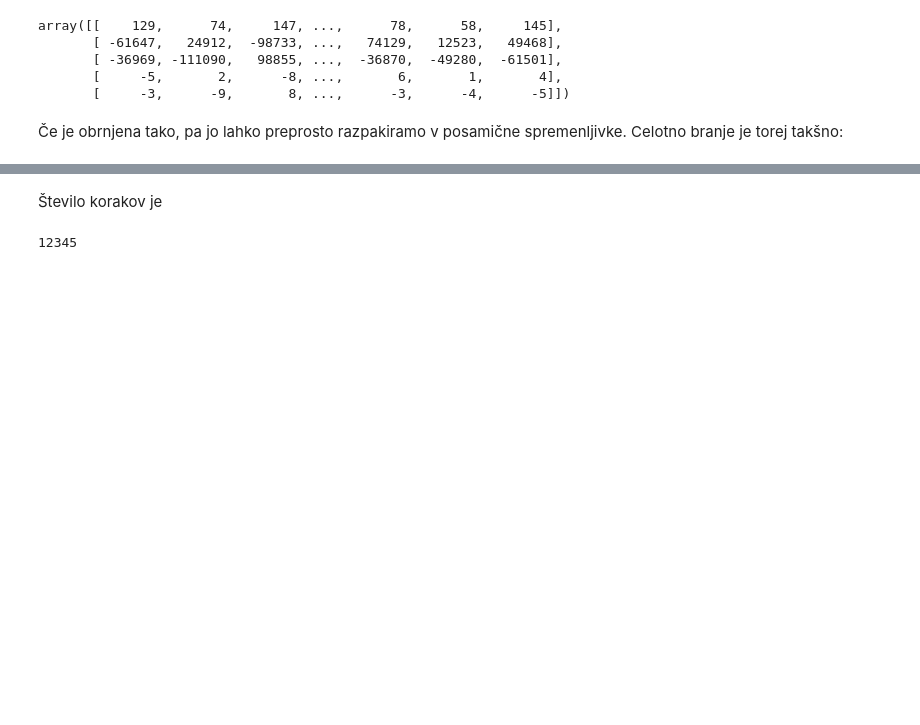
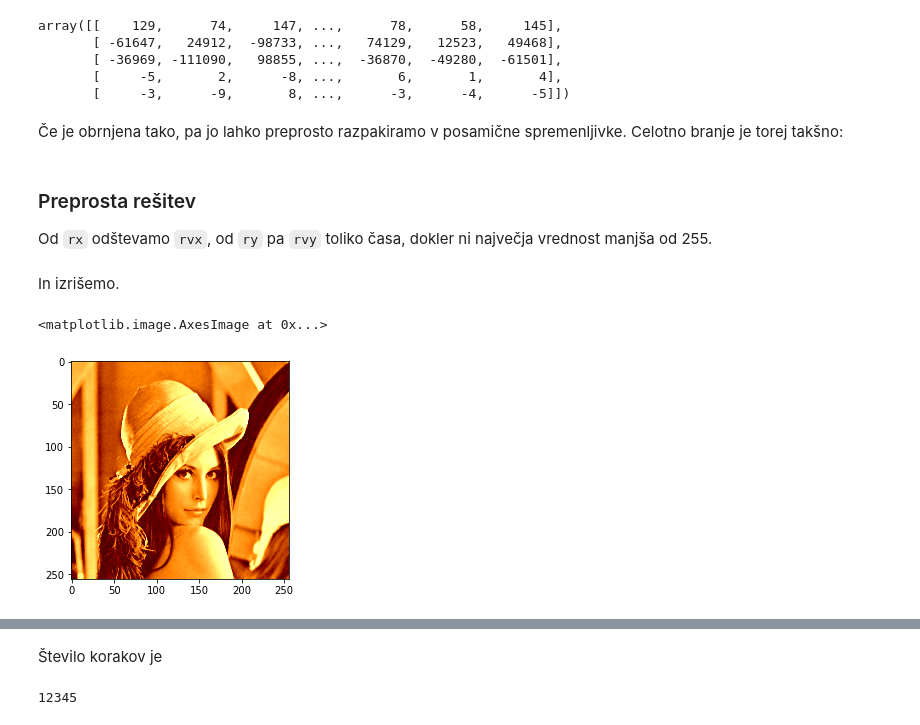
Before and after one commit to janezd/predavanja, a Jupyter notebook: p1/izzivi/04 veliki kih/resitev in sestavljanje.ipynb, the cells around one changed output, grey strips where cells are left out. Cells and saved outputs as stored; diff of their text form; code cells hidden in the pictures; blank space fills up the shorter version.

Commit message:
Veliki kih: Poenostavljena rešitev

```diff
--- a/p1/izzivi/04 veliki kih/resitev in sestavljanje.ipynb
+++ b/p1/izzivi/04 veliki kih/resitev in sestavljanje.ipynb
@@ -41,3 +35,20 @@ array([[    129,      74,     147, ...,      78,      58,     145],
 Če je obrnjena tako, pa jo lahko preprosto razpakiramo v posamične spremenljivke. Celotno branje je torej takšno:
 # %%
 rdata, rx, ry, rvx, rvy = np.loadtxt("meritve.txt", dtype=np.int64).T
+# %% [markdown]
+### Preprosta rešitev
+
+Od `rx` odštevamo `rvx`, od `ry` pa `rvy` toliko časa, dokler ni največja vrednost manjša od 255.
+# %%
+while np.max(rx) > 255 or np.max(ry) > 255:
+    rx -= rvx
+    ry -= rvy
+# %% [markdown]
+In izrišemo.
+# %%
+img2 = np.zeros((256, 256))
+img2[rx, ry] = rdata
+plt.imshow(img2, cmap="afmhot")
+# %% [output]
+<matplotlib.image.AxesImage at 0x...>
+[figure, added]
```
Also changed, not shown: parts of 9 cells of this notebook, 1 other file.
